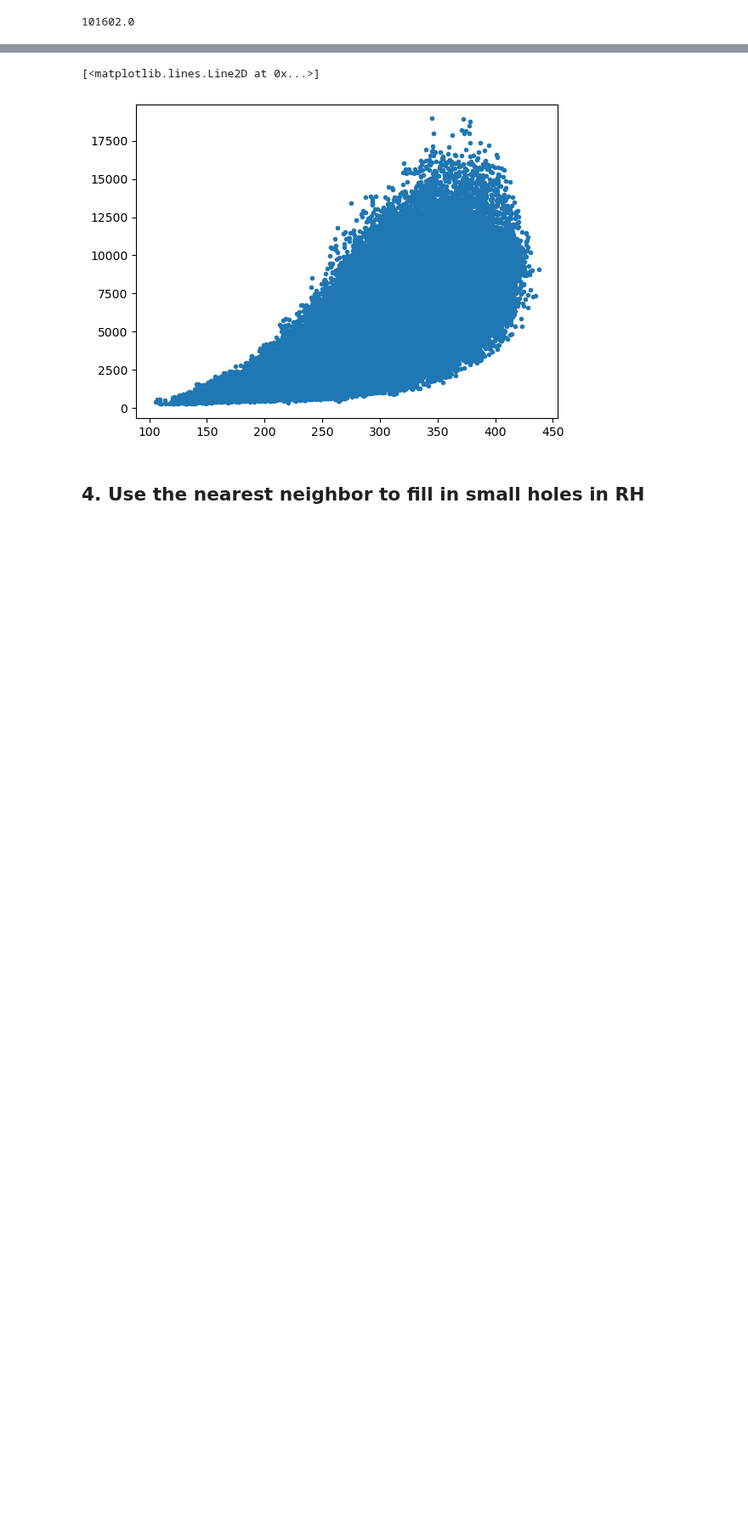
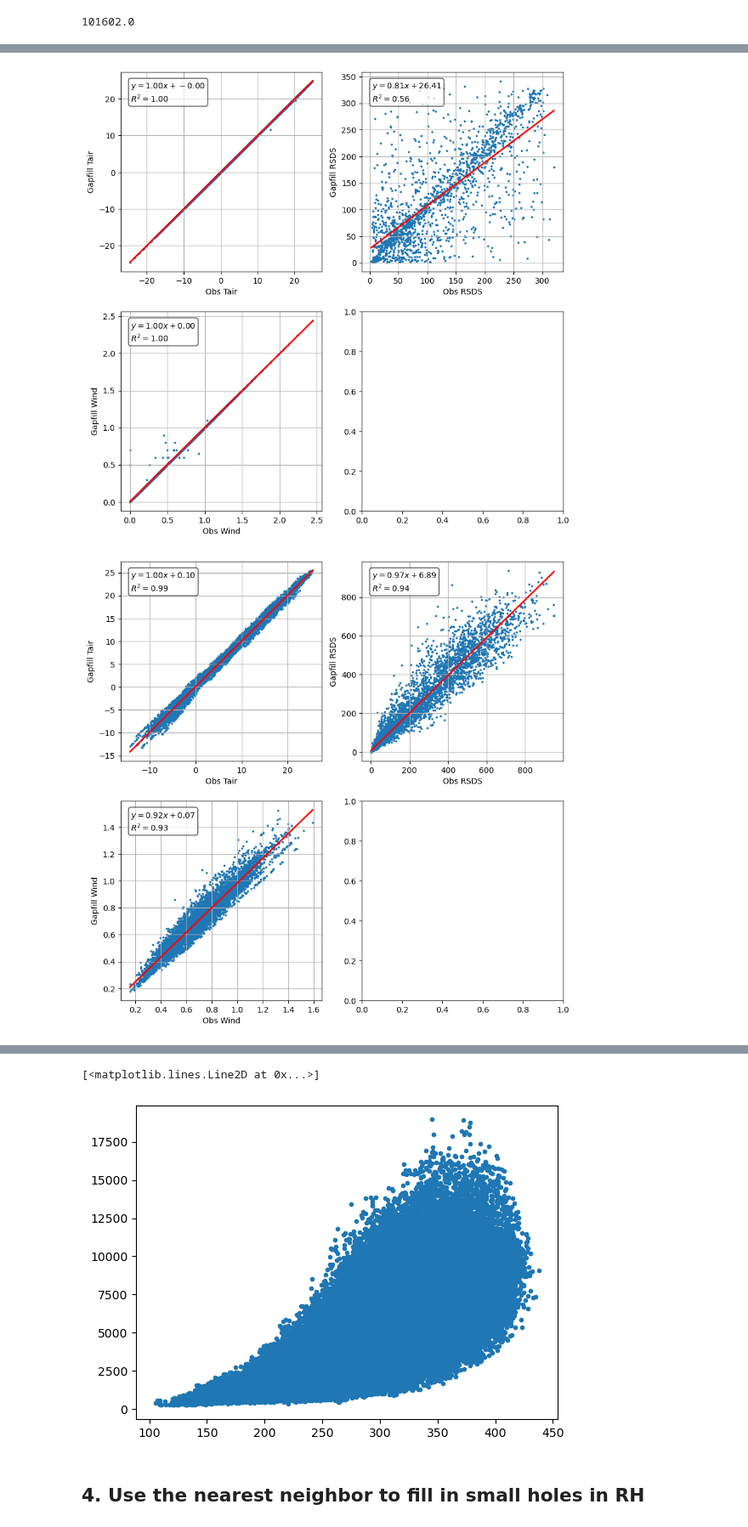
Before and after one commit to ypwong22/erw_scripts, a Jupyter notebook: create_metCSV.ipynb, the cells around one changed output, grey strips where cells are left out. Shown at 85% size. Drawn from its saved outputs; the diff is of its cells as text; code cells hidden in the pictures; blank space fills up the shorter version.

```diff
--- a/create_metCSV.ipynb
+++ b/create_metCSV.ipynb
@@ -410,0 +439,80 @@ plt.setp(axes.flat[1].get_xticklabels(), rotation=45)
+# %%
+metdata_all = pd.read_csv('./temp/downscaling_result.csv', index_col=0,
+                          parse_dates=True)
+
+# gap-filled daily values
+metdata_daily = metdata_all.resample('1D').mean()
+fig, axes = plt.subplots(2, 2, figsize = (10, 10))
+for i, (varname, original) in enumerate(zip(['Tair', 'RSDS', 'Wind'], [tair, solrad, wind])):
+    ax = axes.flat[i]
+    temp = pd.concat([original.resample('1D').mean(), metdata_daily[varname]],
+                     axis = 1).dropna()
+    temp.columns = ['obs','gapfilled']
+    ax.scatter(temp['obs'], temp['gapfilled'], label = varname, s = 3)
+
+    slope, intercept, r_val, *_ = linregress(temp["obs"], temp["gapfilled"])
+    x_line = np.linspace(temp["obs"].min(), temp["obs"].max(), 100)
+    y_line = intercept + slope * x_line
+    ax.plot(x_line, y_line, lw=2, color="red",
+            label=f"Fit: y = {slope:.2f}x + {intercept:.2f}")
+
+    # equation and R² in the upper-left corner
+    ax.text(0.05, 0.95, f"$y = {slope:.2f}x + {intercept:.2f}$\n"
+            f"$R^2 = {r_val**2:.2f}$", transform=ax.transAxes,
+            ha="left", va="top", bbox=dict(boxstyle="round,pad=0.3", fc="white", alpha=0.7))
+
+    ax.set_xlabel(f'Obs {varname}')
+    ax.set_ylabel(f'Gapfill {varname}')
+    ax.grid(True)
+
+def _to_mean_diurnal(s: pd.Series) -> pd.Series:
+    df = s.to_frame("v")
+    df = df[~((df.index.month == 2) & (df.index.day == 29))]  # drop Feb 29
+    df["doy"] = df.index.dayofyear
+    df["hour"] = df.index.hour
+    grouped = df.groupby(["doy", "hour"]).mean().squeeze()
+    # Build synthetic datetime index in *ref_year*
+    dt_index = []
+    for (doy, hr), val in grouped.items():
+        dt = pd.Timestamp(2000, 1, 1) + pd.Timedelta(days=doy - 1, hours=hr)
+        dt_index.append(dt)
+    return pd.Series(grouped.values, index=dt_index)
+
+fig, axes = plt.subplots(2, 2, figsize = (10, 10))
+for i, (varname, original) in enumerate(zip(['Tair', 'RSDS', 'Wind'], [tair, solrad, wind])):
+
+    ori_cycle = _to_mean_diurnal(original)
+    gap_cycle = _to_mean_diurnal(metdata_all[varname])
+
+    ax = axes.flat[i]
+
+    #ax.plot(ori_cycle.index, ori_cycle.values, label="Original")
+    #ax.plot(gap_cycle.index, gap_cycle.values, label="Gap-filled", linestyle="--")
+    #ax.set_xlabel("Day of year (reference - {} UTC)".format(2000))
+    #ax.set_ylabel(original.name or "Value")
+    #ax.set_title("Average diurnal cycle for each day-of-year")
+    #ax.legend()
+
+    ax.scatter(ori_cycle.values, gap_cycle.values, label = varname, s = 3)
+
+    temp = pd.concat([ori_cycle, gap_cycle], axis = 1)
+    temp.columns = ['obs','gapfilled']
+
+    slope, intercept, r_val, *_ = linregress(temp["obs"], temp["gapfilled"])
+    x_line = np.linspace(temp["obs"].min(), temp["obs"].max(), 100)
+    y_line = intercept + slope * x_line
+    ax.plot(x_line, y_line, lw=2, color="red",
+            label=f"Fit: y = {slope:.2f}x + {intercept:.2f}")
+
+    # equation and R² in the upper-left corner
+    ax.text(0.05, 0.95, f"$y = {slope:.2f}x + {intercept:.2f}$\n"
+            f"$R^2 = {r_val**2:.2f}$", transform=ax.transAxes,
+            ha="left", va="top", bbox=dict(boxstyle="round,pad=0.3", fc="white", alpha=0.7))
+
+    ax.set_xlabel(f'Obs {varname}')
+    ax.set_ylabel(f'Gapfill {varname}')
+
+    ax.grid(True)
+# %% [output]
+[figure, added]
+[figure, added]
```
Also changed, not shown: parts of 13 cells of this notebook, 19 other files.
